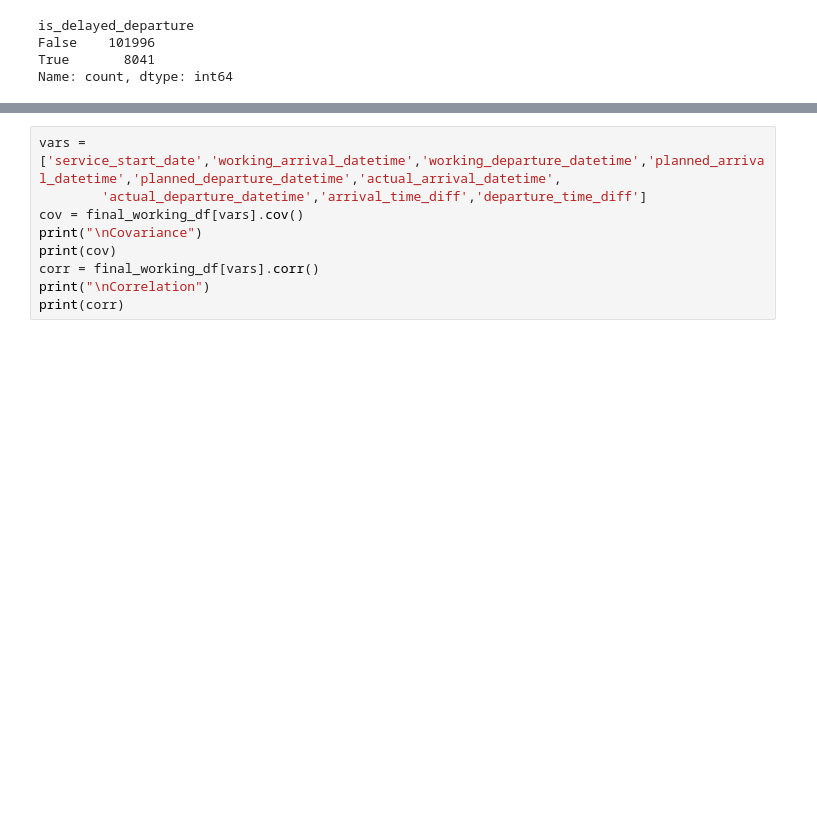
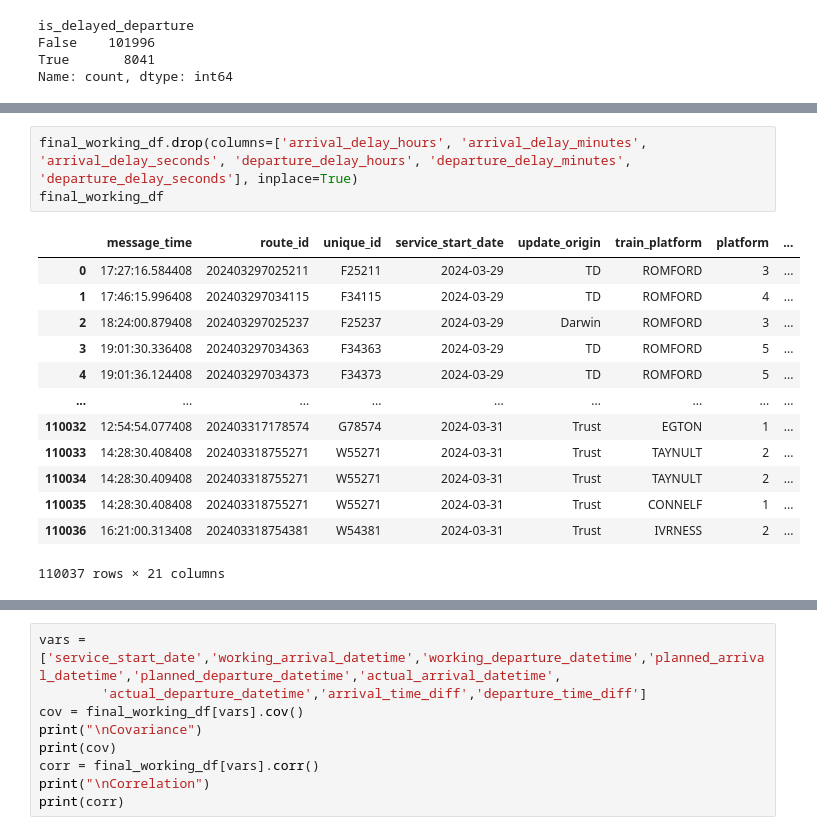
Before and after one commit to blcervone/GC_Final_Project_DataAnalytics, a Jupyter notebook: EDA/UK Rail EDA.ipynb, the cells around one changed output, grey strips where cells are left out. Cells and saved outputs as stored; diff of their text form; blank space fills up the shorter version.

```diff
--- a/EDA/UK Rail EDA.ipynb
+++ b/EDA/UK Rail EDA.ipynb
@@ -493,0 +538,17 @@ Name: count, dtype: int64
+# %%
+final_working_df.drop(columns=['arrival_delay_hours', 'arrival_delay_minutes', 'arrival_delay_seconds', 'departure_delay_hours', 'departure_delay_minutes', 'departure_delay_seconds'], inplace=True)
+final_working_df
+# %% [output]
+|  | message_time | route_id | unique_id | service_start_date | update_origin | train_platform | platform | ... |
+| 0 | 17:27:16.584408 | 202403297025211 | F25211 | 2024-03-29 | TD | ROMFORD | 3 | ... |
+| 1 | 17:46:15.996408 | 202403297034115 | F34115 | 2024-03-29 | TD | ROMFORD | 4 | ... |
+| 2 | 18:24:00.879408 | 202403297025237 | F25237 | 2024-03-29 | Darwin | ROMFORD | 3 | ... |
+| 3 | 19:01:30.336408 | 202403297034363 | F34363 | 2024-03-29 | TD | ROMFORD | 5 | ... |
+| 4 | 19:01:36.124408 | 202403297034373 | F34373 | 2024-03-29 | TD | ROMFORD | 5 | ... |
+| ... | ... | ... | ... | ... | ... | ... | ... | ... |
+| 110032 | 12:54:54.077408 | 202403317178574 | G78574 | 2024-03-31 | Trust | EGTON | 1 | ... |
+| 110033 | 14:28:30.408408 | 202403318755271 | W55271 | 2024-03-31 | Trust | TAYNULT | 2 | ... |
+| 110034 | 14:28:30.409408 | 202403318755271 | W55271 | 2024-03-31 | Trust | TAYNULT | 2 | ... |
+| 110035 | 14:28:30.408408 | 202403318755271 | W55271 | 2024-03-31 | Trust | CONNELF | 1 | ... |
+| 110036 | 16:21:00.313408 | 202403318754381 | W54381 | 2024-03-31 | Trust | IVRNESS | 2 | ... |
+110037 rows × 21 columns
```
Also changed, not shown: parts of 5 cells of this notebook, 1 other file.
